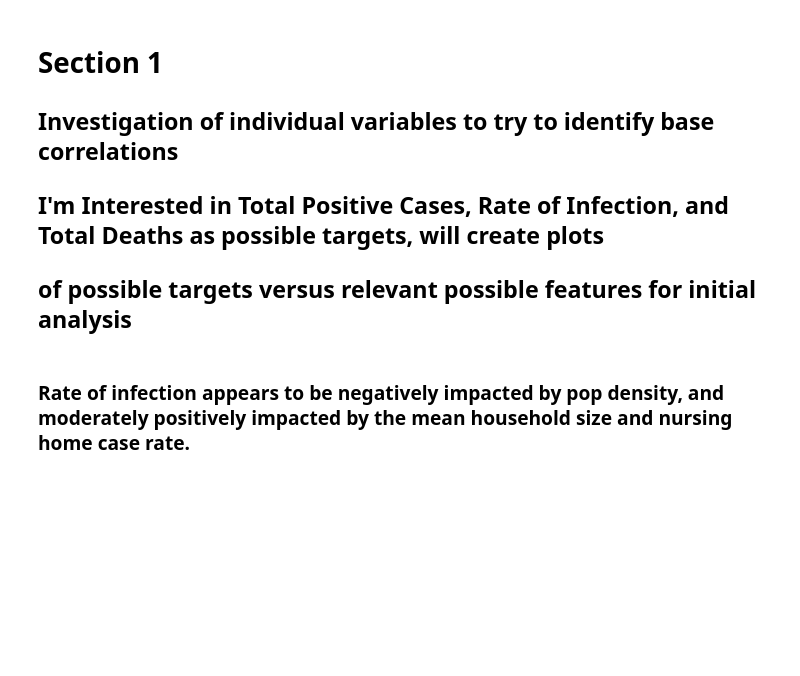
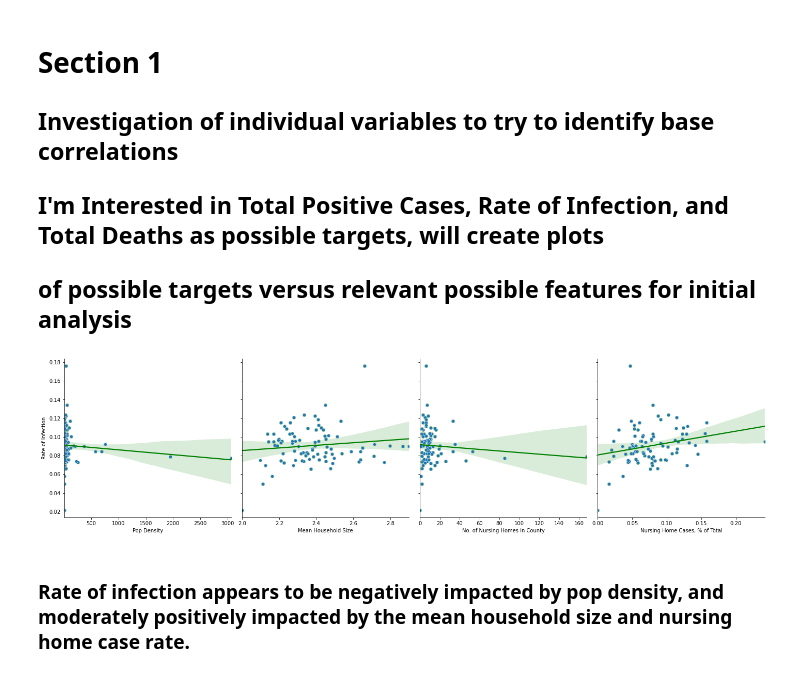
Before and after one commit to jaredbarkley0/PythonGroupProject, a Jupyter notebook: Homework 7/MNoonan Homework 7 LR and Lasso_Update.ipynb, the cells around one changed output. Cells and saved outputs as stored; diff of their text form; code cells hidden in the pictures; blank space fills up the shorter version.

```diff
--- a/Homework 7/MNoonan Homework 7 LR and Lasso_Update.ipynb
+++ b/Homework 7/MNoonan Homework 7 LR and Lasso_Update.ipynb
@@ -83,10 +128,12 @@ def plotpairgrid(dataframe, columns, target):
 # %%
 # Examine relationships between rate of infection and other aggregate variables
 
-columns = ['Pop Density','Mean Household Size','Nursing Home Cases, % of Total']
+columns = ['Pop Density','Mean Household Size','No. of Nursing Homes in County','Nursing Home Cases, % of Total']
 rateofinfectiontarget = ['Rate of Infection']
 
 plotpairgrid(compiledcountydata, columns, rateofinfectiontarget)
+# %% [output]
+[figure, added]
 # %% [markdown]
 ### Rate of infection appears to be negatively impacted by pop density, and moderately positively impacted by the mean household size and nursing home case rate.
 # %%
```
Also changed, not shown: parts of 9 cells of this notebook, 2 other files.
